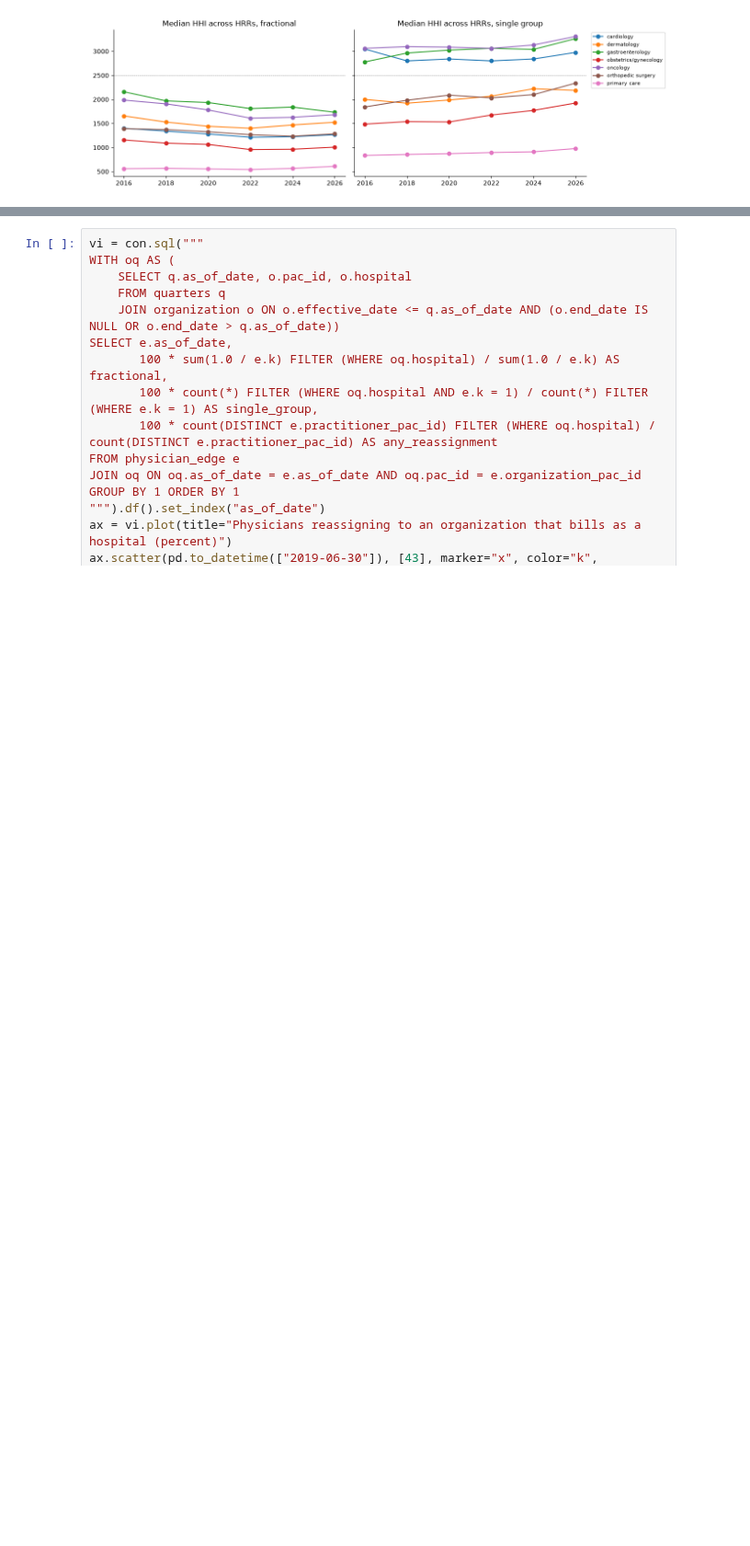
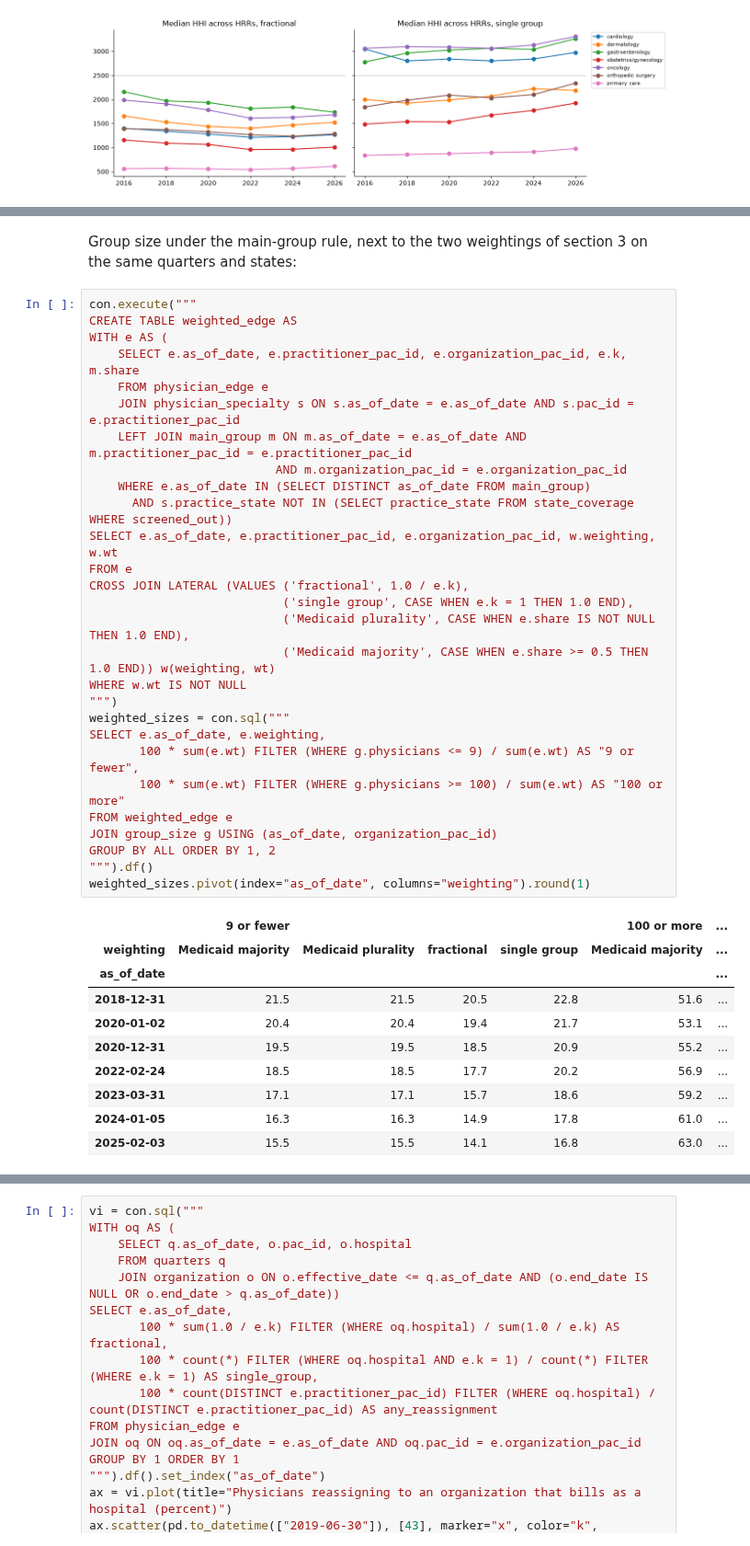
Before and after one commit to nathansutton/healthcare-ledger, a Jupyter notebook: research/provider-networks/provider_networks.ipynb, the cells around one changed output, grey strips where cells are left out. Shown at 92% size. Drawn from its saved outputs; the diff is of its cells as text; blank space fills up the shorter version.

```diff
--- a/research/provider-networks/provider_networks.ipynb
+++ b/research/provider-networks/provider_networks.ipynb
@@ -334,0 +441,41 @@ Luo et al. (2024) call a physician vertically integrated when they bill primaril
+# %% [markdown]
+Group size under the main-group rule, next to the two weightings of section 3 on the same quarters and states:
+# %%
+con.execute("""
+CREATE TABLE weighted_edge AS
+WITH e AS (
+    SELECT e.as_of_date, e.practitioner_pac_id, e.organization_pac_id, e.k, m.share
+    FROM physician_edge e
+    JOIN physician_specialty s ON s.as_of_date = e.as_of_date AND s.pac_id = e.practitioner_pac_id
+    LEFT JOIN main_group m ON m.as_of_date = e.as_of_date AND m.practitioner_pac_id = e.practitioner_pac_id
+                          AND m.organization_pac_id = e.organization_pac_id
+    WHERE e.as_of_date IN (SELECT DISTINCT as_of_date FROM main_group)
+      AND s.practice_state NOT IN (SELECT practice_state FROM state_coverage WHERE screened_out))
+SELECT e.as_of_date, e.practitioner_pac_id, e.organization_pac_id, w.weighting, w.wt
+FROM e
+CROSS JOIN LATERAL (VALUES ('fractional', 1.0 / e.k),
+                           ('single group', CASE WHEN e.k = 1 THEN 1.0 END),
+                           ('Medicaid plurality', CASE WHEN e.share IS NOT NULL THEN 1.0 END),
+                           ('Medicaid majority', CASE WHEN e.share >= 0.5 THEN 1.0 END)) w(weighting, wt)
+WHERE w.wt IS NOT NULL
+""")
+weighted_sizes = con.sql("""
+SELECT e.as_of_date, e.weighting,
+       100 * sum(e.wt) FILTER (WHERE g.physicians <= 9) / sum(e.wt) AS "9 or fewer",
+       100 * sum(e.wt) FILTER (WHERE g.physicians >= 100) / sum(e.wt) AS "100 or more"
+FROM weighted_edge e
+JOIN group_size g USING (as_of_date, organization_pac_id)
+GROUP BY ALL ORDER BY 1, 2
+""").df()
+weighted_sizes.pivot(index="as_of_date", columns="weighting").round(1)
+# %% [output]
+|  | 9 or fewer |  |  |  | 100 or more | ... |
+| weighting | Medicaid majority | Medicaid plurality | fractional | single group | Medicaid majority | ... |
+| as_of_date |  |  |  |  |  | ... |
+| 2018-12-31 | 21.5 | 21.5 | 20.5 | 22.8 | 51.6 | ... |
+| 2020-01-02 | 20.4 | 20.4 | 19.4 | 21.7 | 53.1 | ... |
+| 2020-12-31 | 19.5 | 19.5 | 18.5 | 20.9 | 55.2 | ... |
+| 2022-02-24 | 18.5 | 18.5 | 17.7 | 20.2 | 56.9 | ... |
+| 2023-03-31 | 17.1 | 17.1 | 15.7 | 18.6 | 59.2 | ... |
+| 2024-01-05 | 16.3 | 16.3 | 14.9 | 17.8 | 61.0 | ... |
+| 2025-02-03 | 15.5 | 15.5 | 14.1 | 16.8 | 63.0 | ... |
```
Also changed, not shown: parts of 12 cells of this notebook, 4 other files.
